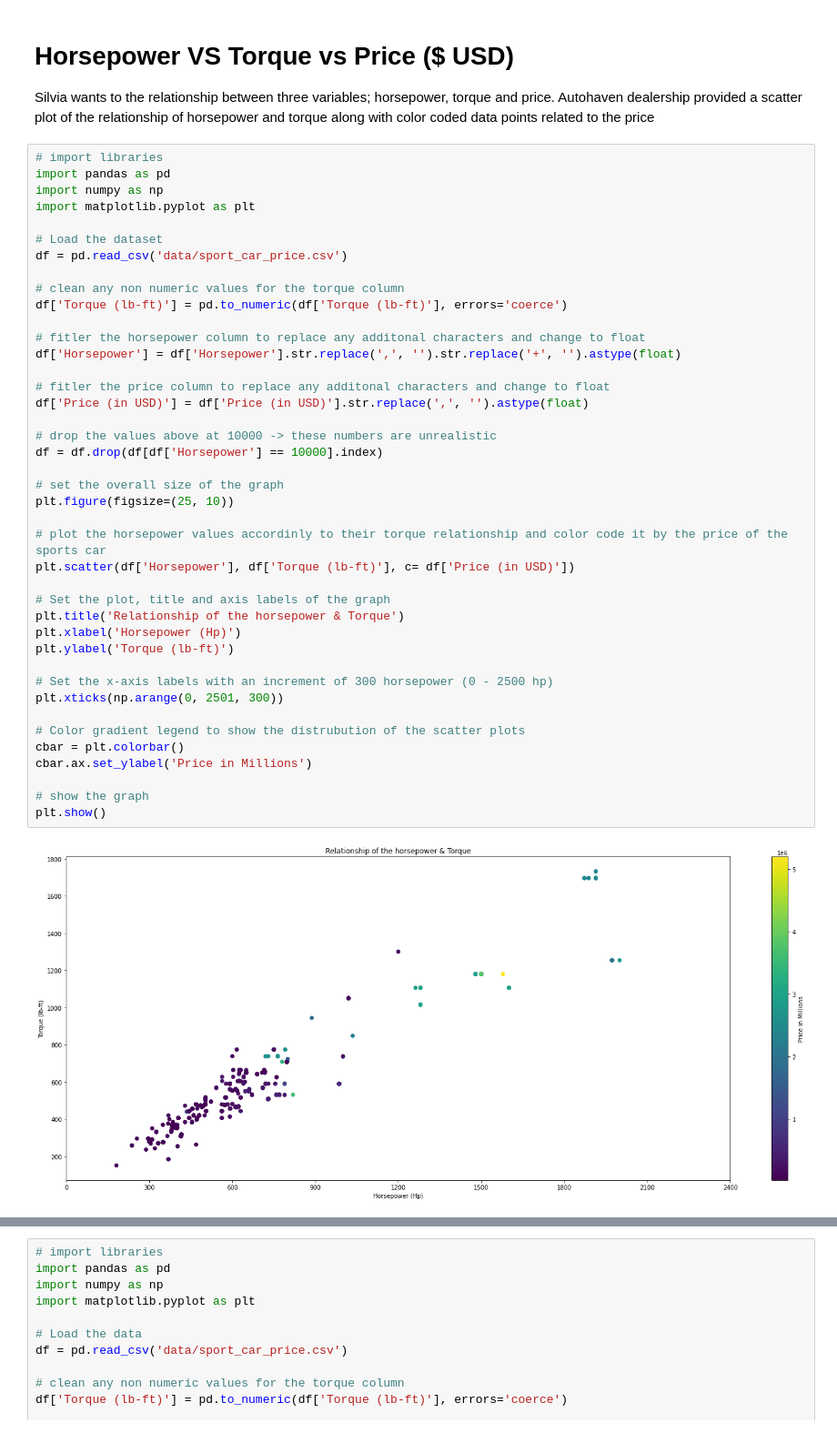
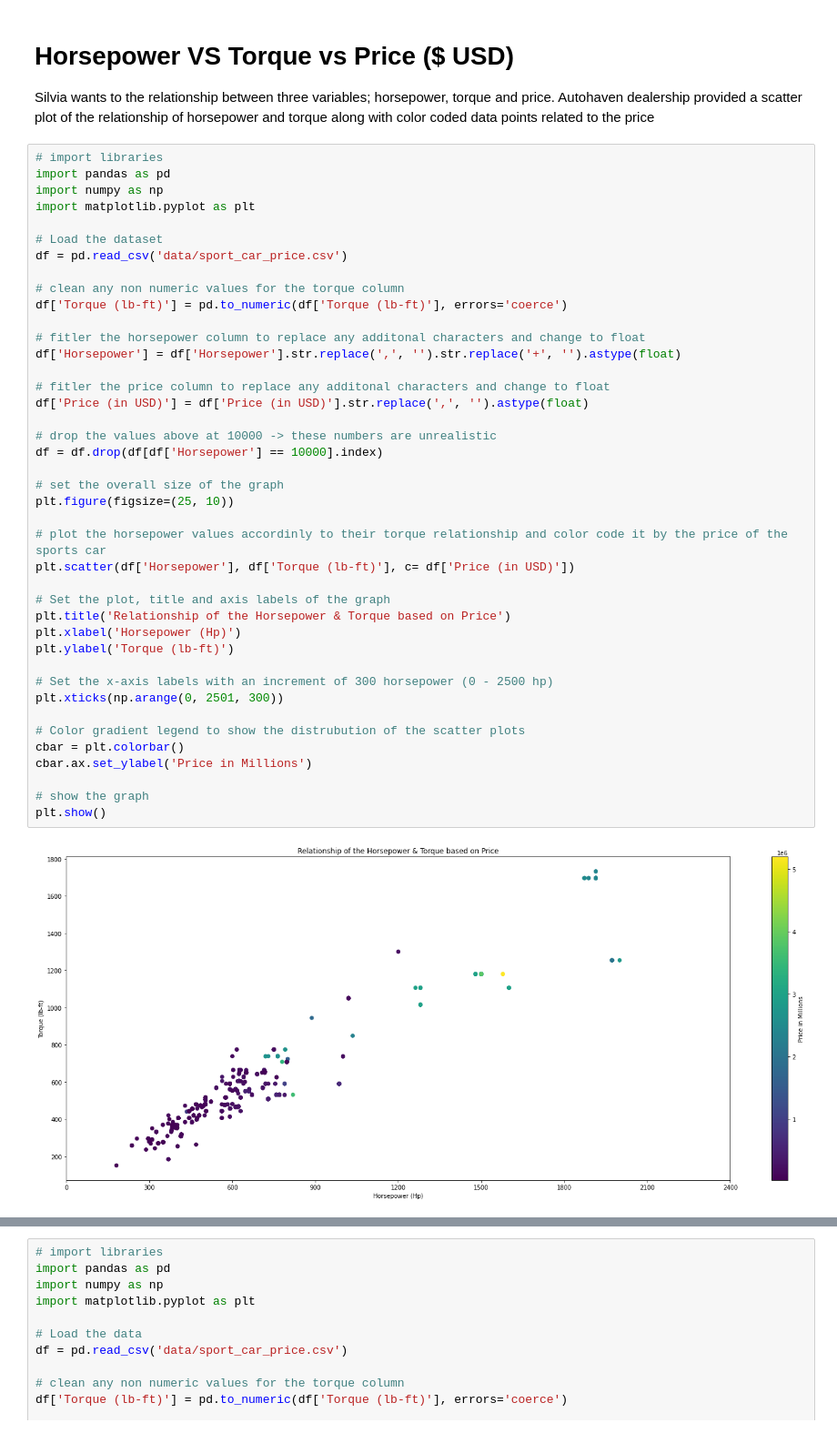
Before and after one commit to NishTewari/Data-Visualization-Project, a Jupyter notebook: Project.ipynb, the cells around one changed output, grey strips where cells are left out. Shown at 91% size. Drawn from its saved outputs; the diff is of its cells as text.

Commit message:
Finish all graphs & start conclusion

```diff
--- a/Project.ipynb
+++ b/Project.ipynb
@@ -141,32 +145,32 @@ df['Torque (lb-ft)'] = pd.to_numeric(df['Torque (lb-ft)'], errors='coerce')
 
 # fitler the horsepower column to replace any additonal characters and change to float
 df['Horsepower'] = df['Horsepower'].str.replace(',', '').str.replace('+', '').astype(float)
 
 # fitler the price column to replace any additonal characters and change to float
 df['Price (in USD)'] = df['Price (in USD)'].str.replace(',', '').astype(float)
 
 # drop the values above at 10000 -> these numbers are unrealistic
 df = df.drop(df[df['Horsepower'] == 10000].index)
 
 # set the overall size of the graph
 plt.figure(figsize=(25, 10))
 
 # plot the horsepower values accordinly to their torque relationship and color code it by the price of the sports car
 plt.scatter(df['Horsepower'], df['Torque (lb-ft)'], c= df['Price (in USD)'])
 
 # Set the plot, title and axis labels of the graph
-plt.title('Relationship of the horsepower & Torque')
+plt.title('Relationship of the Horsepower & Torque based on Price')
 plt.xlabel('Horsepower (Hp)')
 plt.ylabel('Torque (lb-ft)')
 
 # Set the x-axis labels with an increment of 300 horsepower (0 - 2500 hp)
 plt.xticks(np.arange(0, 2501, 300))
 
 # Color gradient legend to show the distrubution of the scatter plots
 cbar = plt.colorbar()
 cbar.ax.set_ylabel('Price in Millions')
 
 # show the graph
 plt.show()
 # %% [output]
-[figure, old version]
+[figure, new version]
```
Also changed, not shown: parts of 8 cells of this notebook.
